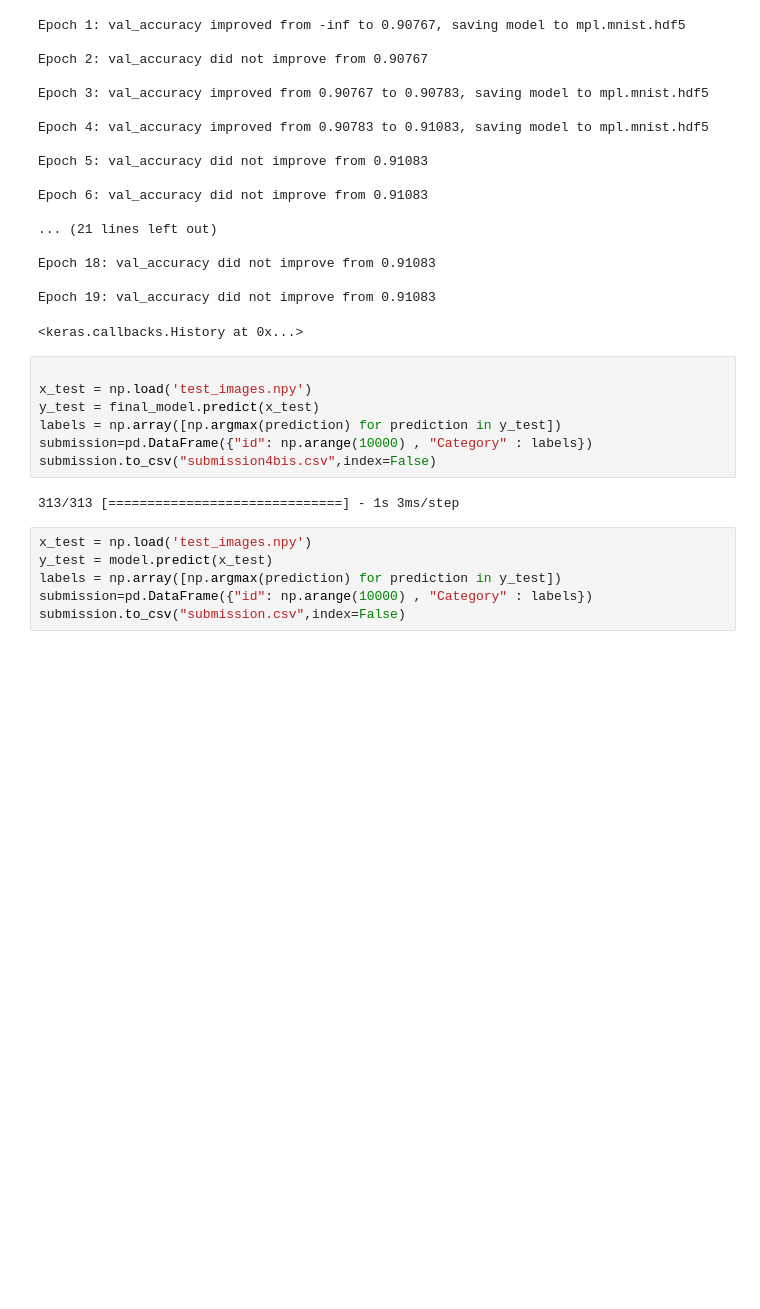
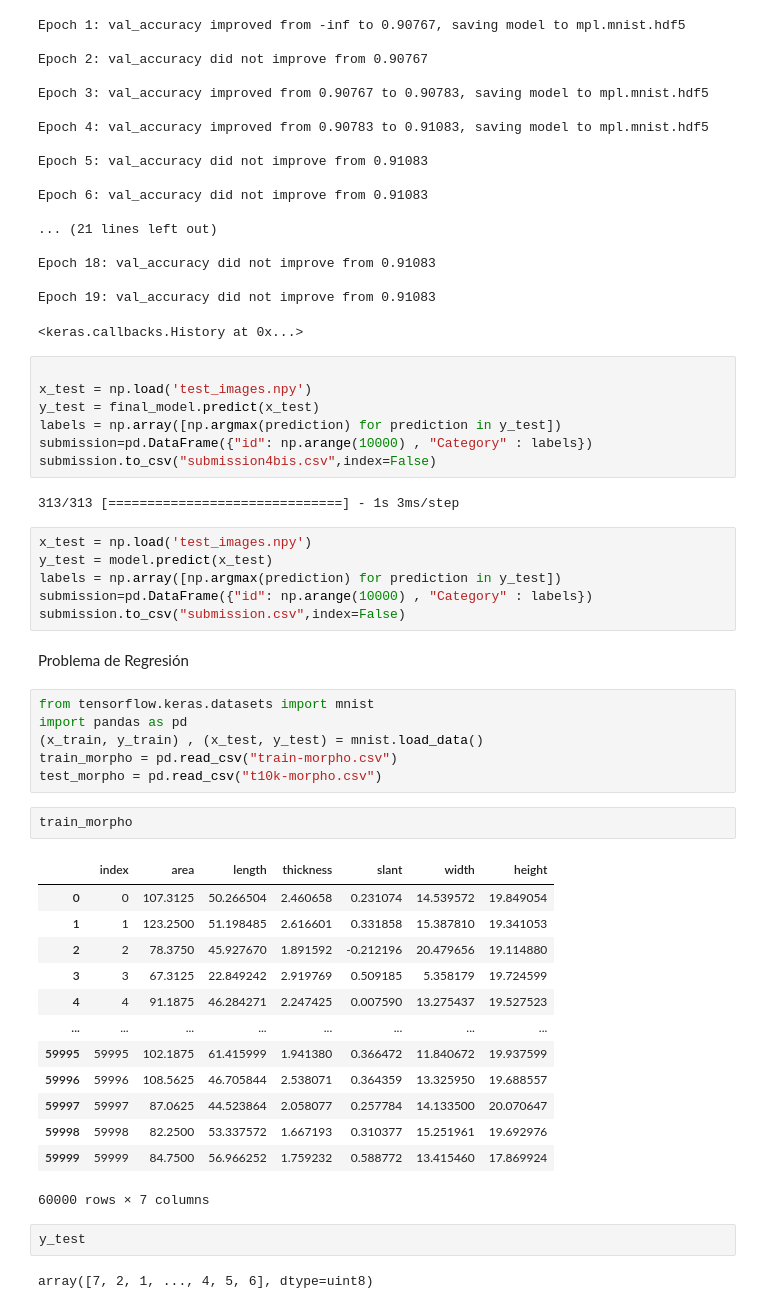
Before and after one commit to JBatRey/RedesNeuronales, a Jupyter notebook: TP1.ipynb, the cells around one changed output. Saved outputs shown, nothing was run; the diff lists cells and outputs as text; blank space fills up the shorter version.

Commit message:
Added regresssion problem

```diff
--- a/TP1.ipynb
+++ b/TP1.ipynb
@@ -673,3 +599,31 @@ y_test = model.predict(x_test)
 labels = np.array([np.argmax(prediction) for prediction in y_test])
 submission=pd.DataFrame({"id": np.arange(10000) , "Category" : labels})
 submission.to_csv("submission.csv",index=False)
+# %% [markdown]
+Problema de Regresión
+# %%
+from tensorflow.keras.datasets import mnist
+import pandas as pd
+(x_train, y_train) , (x_test, y_test) = mnist.load_data()
+train_morpho = pd.read_csv("train-morpho.csv")
+test_morpho = pd.read_csv("t10k-morpho.csv")
+# %%
+train_morpho
+# %% [output]
+|  | index | area | length | thickness | slant | width | height |
+| 0 | 0 | 107.3125 | 50.266504 | 2.460658 | 0.231074 | 14.539572 | 19.849054 |
+| 1 | 1 | 123.2500 | 51.198485 | 2.616601 | 0.331858 | 15.387810 | 19.341053 |
+| 2 | 2 | 78.3750 | 45.927670 | 1.891592 | -0.212196 | 20.479656 | 19.114880 |
+| 3 | 3 | 67.3125 | 22.849242 | 2.919769 | 0.509185 | 5.358179 | 19.724599 |
+| 4 | 4 | 91.1875 | 46.284271 | 2.247425 | 0.007590 | 13.275437 | 19.527523 |
+| ... | ... | ... | ... | ... | ... | ... | ... |
+| 59995 | 59995 | 102.1875 | 61.415999 | 1.941380 | 0.366472 | 11.840672 | 19.937599 |
+| 59996 | 59996 | 108.5625 | 46.705844 | 2.538071 | 0.364359 | 13.325950 | 19.688557 |
+| 59997 | 59997 | 87.0625 | 44.523864 | 2.058077 | 0.257784 | 14.133500 | 20.070647 |
+| 59998 | 59998 | 82.2500 | 53.337572 | 1.667193 | 0.310377 | 15.251961 | 19.692976 |
+| 59999 | 59999 | 84.7500 | 56.966252 | 1.759232 | 0.588772 | 13.415460 | 17.869924 |
+60000 rows × 7 columns
+# %%
+y_test
+# %% [output]
+array([7, 2, 1, ..., 4, 5, 6], dtype=uint8)
```
Also changed, not shown: parts of 18 cells of this notebook, 7 other files.
